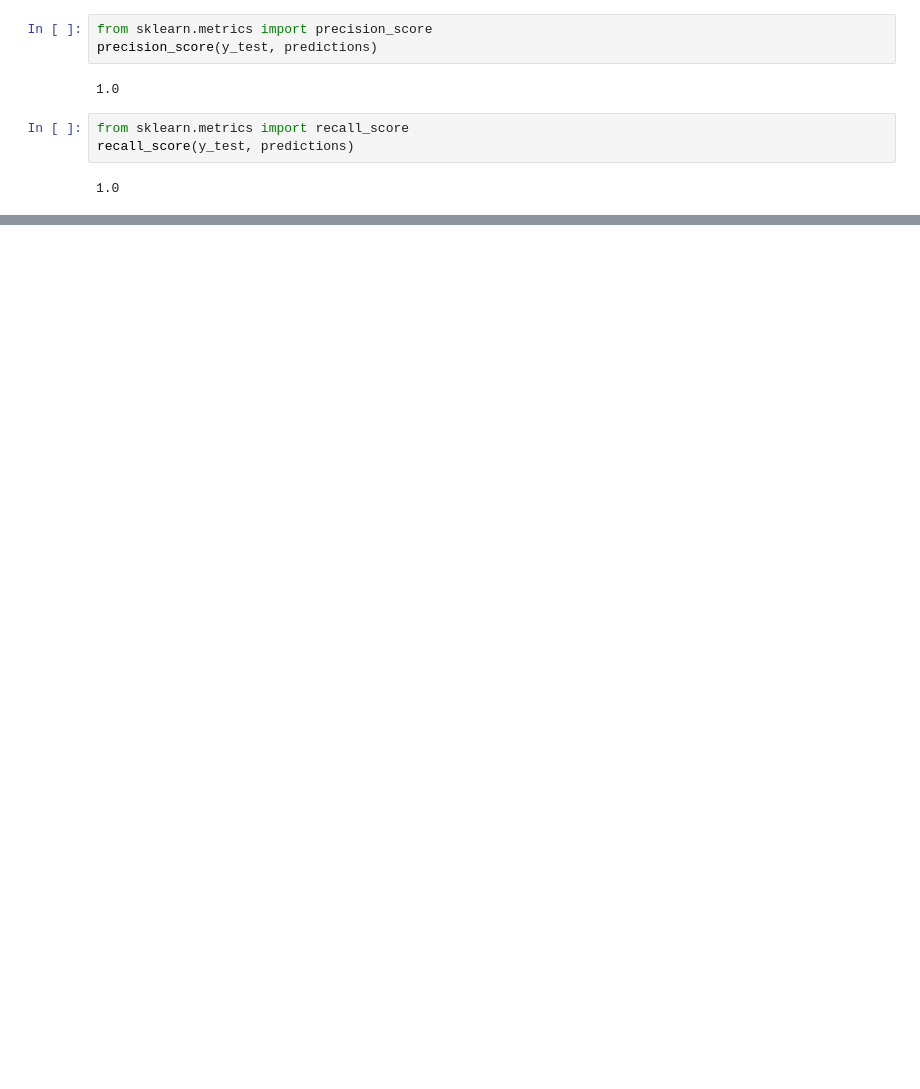
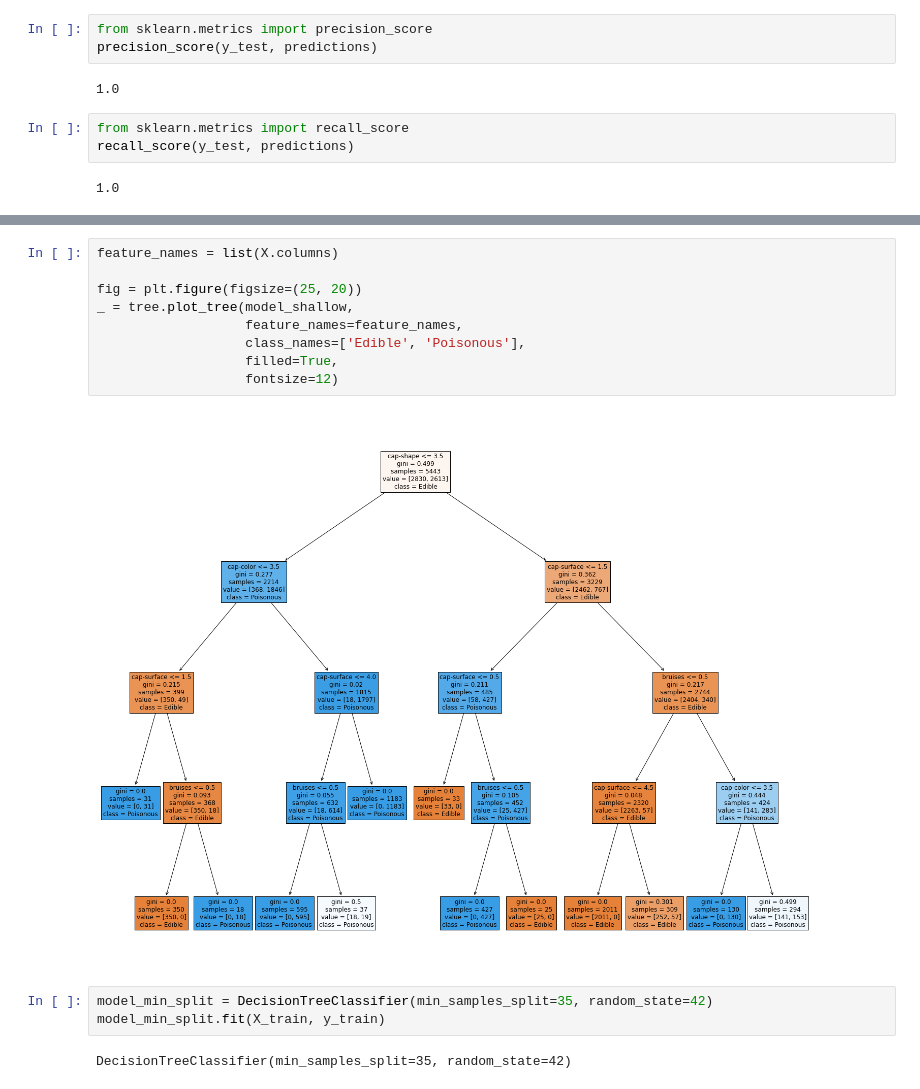
Before and after one commit to ivymorenomt/mlNotes, a Jupyter notebook: DecisionTreeMushroom.ipynb, the cells around one changed output, grey strips where cells are left out. Drawn from its saved outputs; the diff is of its cells as text; blank space fills up the shorter version.

```diff
--- a/DecisionTreeMushroom.ipynb
+++ b/DecisionTreeMushroom.ipynb
@@ -230,0 +275,16 @@ plt.spy(sparse, markersize=5)
+# %%
+feature_names = list(X.columns)
+
+fig = plt.figure(figsize=(25, 20))
+_ = tree.plot_tree(model_shallow,
+                   feature_names=feature_names,
+                   class_names=['Edible', 'Poisonous'],
+                   filled=True,
+                   fontsize=12)
+# %% [output]
+[figure, added]
+# %%
+model_min_split = DecisionTreeClassifier(min_samples_split=35, random_state=42)
+model_min_split.fit(X_train, y_train)
+# %% [output]
+DecisionTreeClassifier(min_samples_split=35, random_state=42)
```
Also changed, not shown: parts of 41 cells of this notebook, 2 other files.
